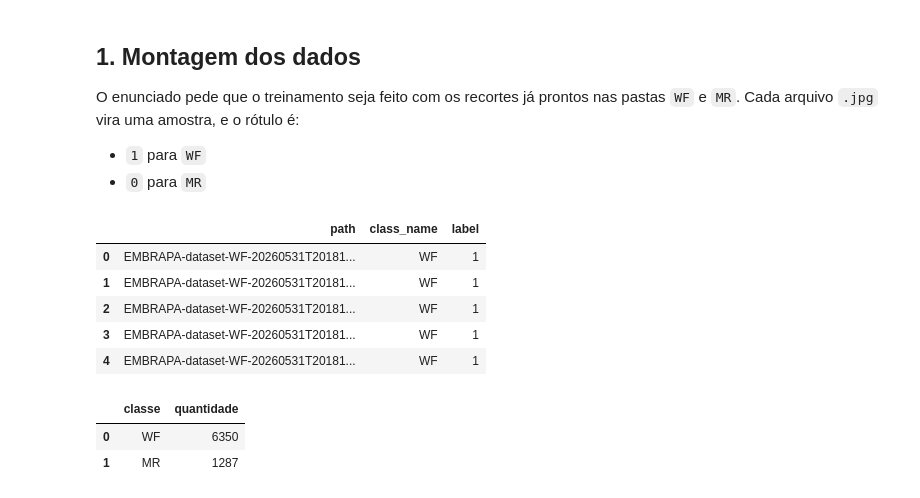
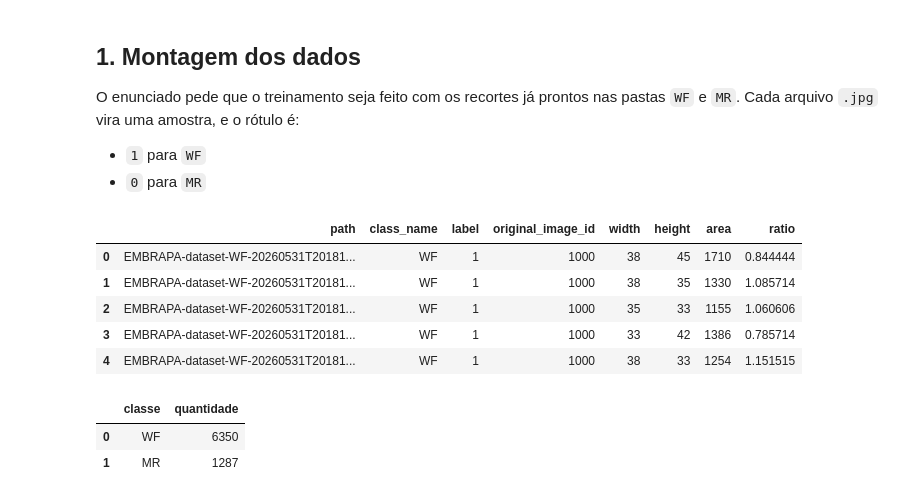
Before and after one commit to FerSuaiden/RedesNeurais, a Jupyter notebook: Classificacao_de_Moscas_Entrega.executed.ipynb, the cells around one changed output. Drawn from its saved outputs; the diff is of its cells as text; code cells hidden in the pictures.

```diff
--- a/Classificacao_de_Moscas_Entrega.executed.ipynb
+++ b/Classificacao_de_Moscas_Entrega.executed.ipynb
@@ -84,28 +93,36 @@ Cada arquivo `.jpg` vira uma amostra, e o rótulo é:
 # %%
 def build_dataframe(data_dir: Path) -> pd.DataFrame:
     rows = []
     for class_name, label in [("WF", 1), ("MR", 0)]:
         class_dir = data_dir / class_name
         for image_path in sorted(class_dir.glob("*.jpg")):
+            original_image_id = re.match(r"(\d+)_", image_path.stem).group(1)
+            with Image.open(image_path) as img:
+                width, height = img.size
             rows.append(
                 {
                     "path": str(image_path),
                     "class_name": class_name,
                     "label": label,
+                    "original_image_id": original_image_id,
+                    "width": width,
+                    "height": height,
+                    "area": width * height,
+                    "ratio": width / height,
                 }
             )
     return pd.DataFrame(rows)
 
 
 df = build_dataframe(DATA_DIR)
 df.head()
 # %% [output]
-|  | path | class_name | label |
-| 0 | EMBRAPA-dataset-WF-20260531T20181... | WF | 1 |
-| 1 | EMBRAPA-dataset-WF-20260531T20181... | WF | 1 |
-| 2 | EMBRAPA-dataset-WF-20260531T20181... | WF | 1 |
-| 3 | EMBRAPA-dataset-WF-20260531T20181... | WF | 1 |
-| 4 | EMBRAPA-dataset-WF-20260531T20181... | WF | 1 |
+|  | path | class_name | label | original_image_id | width | height | area | ratio |
+| 0 | EMBRAPA-dataset-WF-20260531T20181... | WF | 1 | 1000 | 38 | 45 | 1710 | 0.844444 |
+| 1 | EMBRAPA-dataset-WF-20260531T20181... | WF | 1 | 1000 | 38 | 35 | 1330 | 1.085714 |
+| 2 | EMBRAPA-dataset-WF-20260531T20181... | WF | 1 | 1000 | 35 | 33 | 1155 | 1.060606 |
+| 3 | EMBRAPA-dataset-WF-20260531T20181... | WF | 1 | 1000 | 33 | 42 | 1386 | 0.785714 |
+| 4 | EMBRAPA-dataset-WF-20260531T20181... | WF | 1 | 1000 | 38 | 33 | 1254 | 1.151515 |
 # %%
 class_counts = df["class_name"].value_counts().rename_axis("classe").reset_index(name="quantidade")
 class_counts
```
Also changed, not shown: parts of 33 cells of this notebook, 8 other files.
